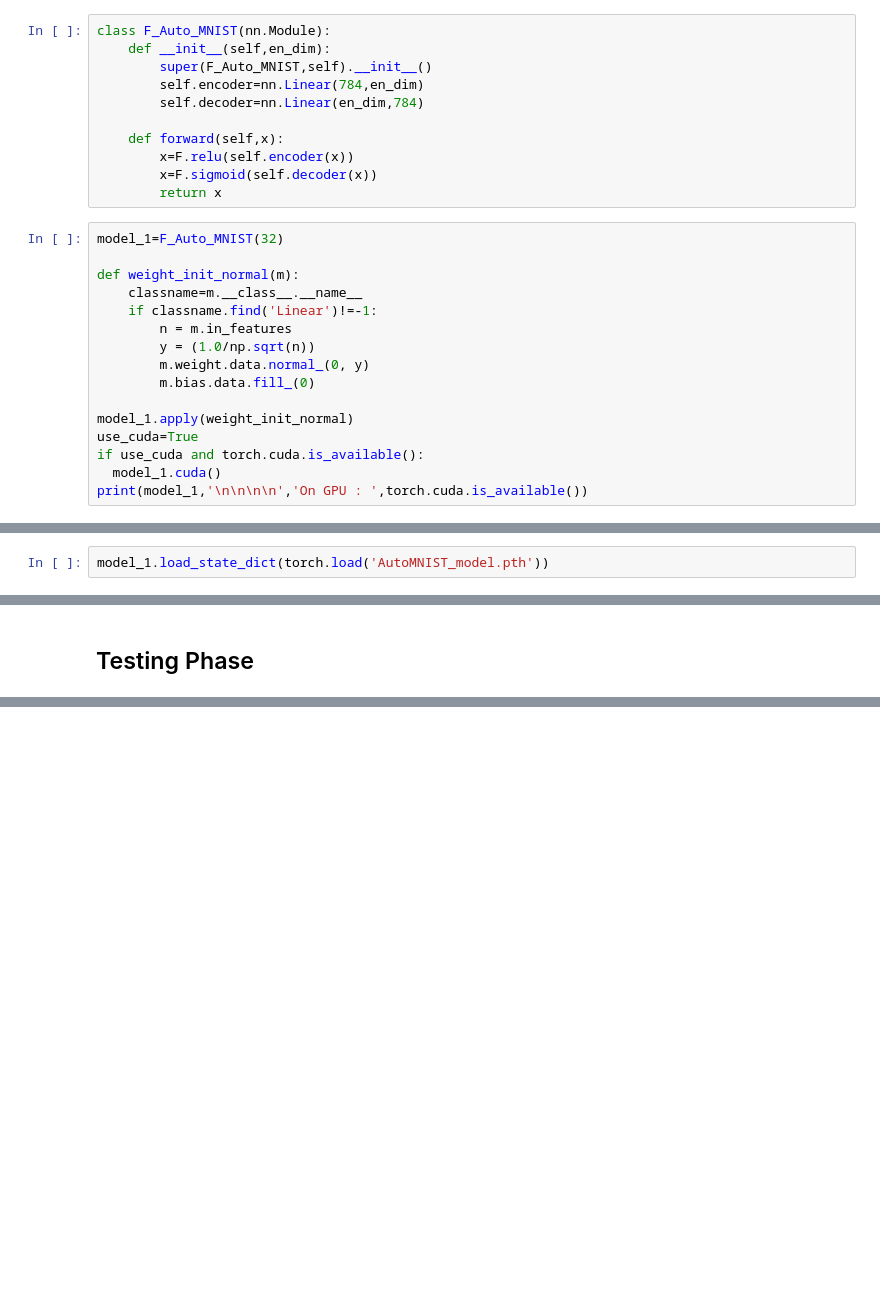
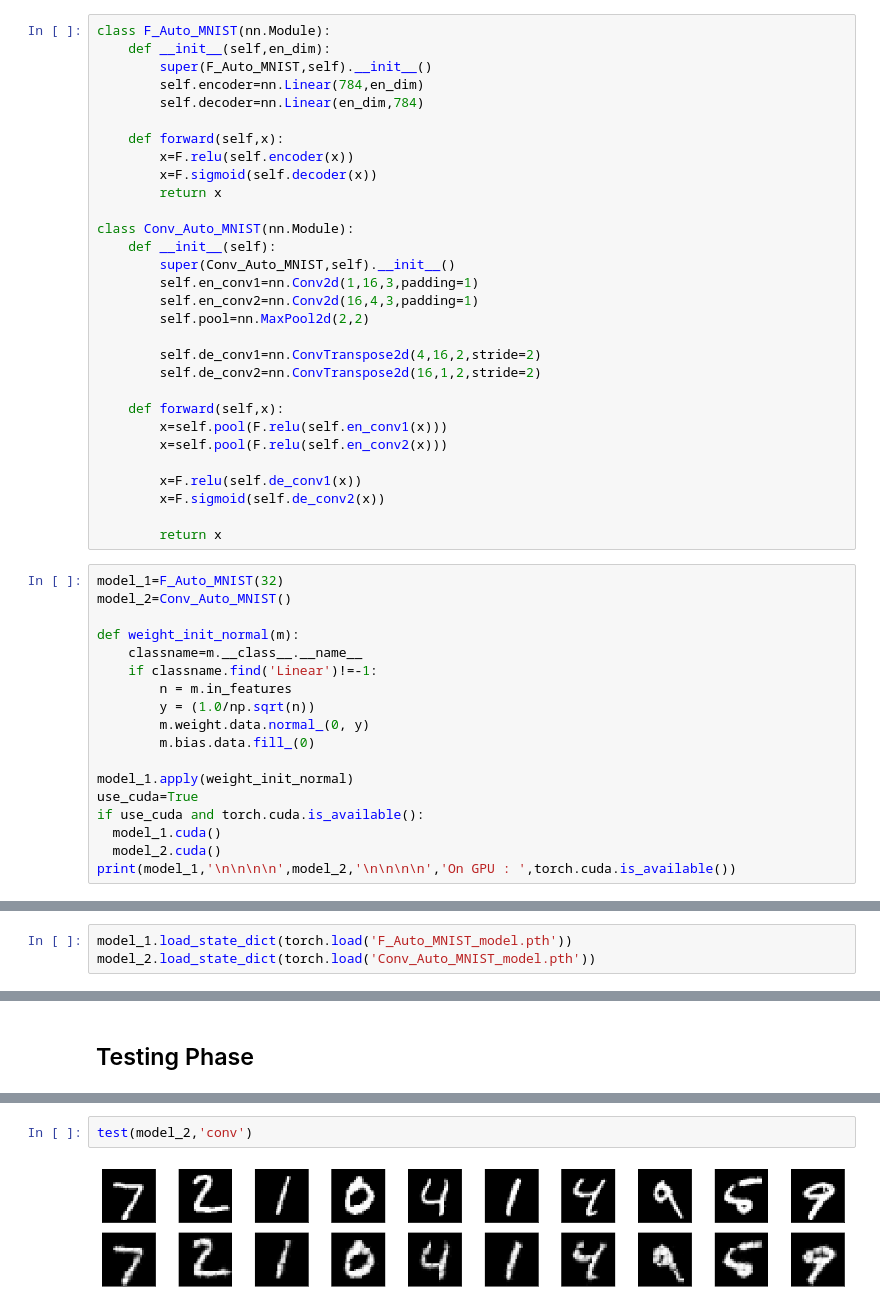
Before and after one commit to NvsYashwanth/MNIST-Autoecncoder, a Jupyter notebook: autoencoder_mnist.ipynb, the cells around one changed output, grey strips where cells are left out. Saved outputs shown, nothing was run; the diff lists cells and outputs as text; blank space fills up the shorter version.

Commit message:
updated with conv model

```diff
--- a/autoencoder_mnist.ipynb
+++ b/autoencoder_mnist.ipynb
@@ -105,8 +105,28 @@ class F_Auto_MNIST(nn.Module):
         x=F.relu(self.encoder(x))
         x=F.sigmoid(self.decoder(x))
         return x
+
+class Conv_Auto_MNIST(nn.Module):
+    def __init__(self):
+        super(Conv_Auto_MNIST,self).__init__()
+        self.en_conv1=nn.Conv2d(1,16,3,padding=1)
+        self.en_conv2=nn.Conv2d(16,4,3,padding=1)
+        self.pool=nn.MaxPool2d(2,2)
+
+        self.de_conv1=nn.ConvTranspose2d(4,16,2,stride=2)
+        self.de_conv2=nn.ConvTranspose2d(16,1,2,stride=2)
+
+    def forward(self,x):
+        x=self.pool(F.relu(self.en_conv1(x)))
+        x=self.pool(F.relu(self.en_conv2(x)))
+
+        x=F.relu(self.de_conv1(x))
+        x=F.sigmoid(self.de_conv2(x))
+
+        return x
 # %%
 model_1=F_Auto_MNIST(32)
+model_2=Conv_Auto_MNIST()
 
 def weight_init_normal(m):
     classname=m.__class__.__name__
@@ -120,5 +140,6 @@ model_1.apply(weight_init_normal)
 use_cuda=True
 if use_cuda and torch.cuda.is_available():
   model_1.cuda()
-print(model_1,'\n\n\n\n','On GPU : ',torch.cuda.is_available())
+  model_2.cuda()
+print(model_1,'\n\n\n\n',model_2,'\n\n\n\n','On GPU : ',torch.cuda.is_available())
 # %% [output]
@@ -218,5 +254,6 @@ Epoch : 20      Training Loss : 0.025554897859692574    Validation Loss : 0.0255
 # %%
-model_1.load_state_dict(torch.load('AutoMNIST_model.pth'))
+model_1.load_state_dict(torch.load('F_Auto_MNIST_model.pth'))
+model_2.load_state_dict(torch.load('Conv_Auto_MNIST_model.pth'))
 # %% [output]
 <All keys matched successfully>
 # %% [markdown]
@@ -253,0 +294,4 @@ for images, row in zip([images, output], axes):
+# %%
+test(model_2,'conv')
+# %% [output]
+[figure, added]
```
Also changed, not shown: parts of 6 cells of this notebook, 2 other files.
